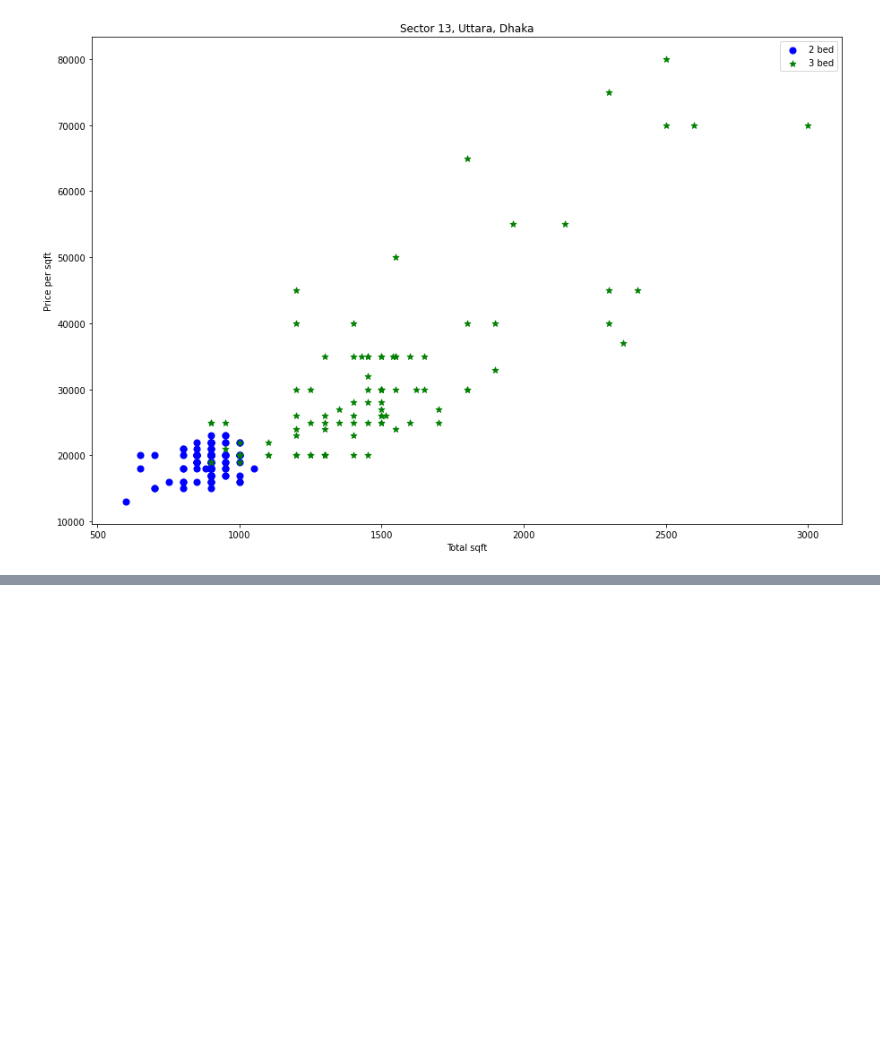
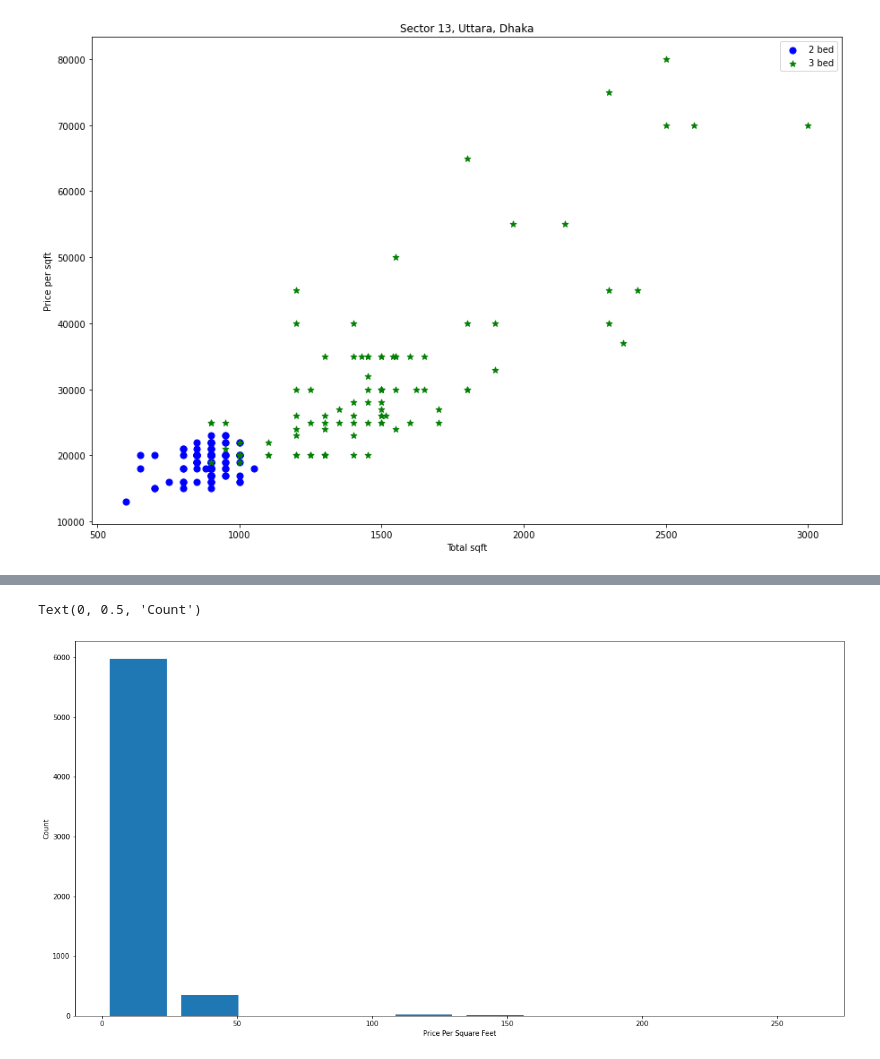
Before and after one commit to Abdullah-Nasir-Chowdhury/Bangladesh-Real-Estate-Rent-Analysis, a Jupyter notebook: RealEstateRentPrediction.ipynb, the cells around one changed output, grey strips where cells are left out. Saved outputs shown, nothing was run; the diff lists cells and outputs as text; code cells hidden in the pictures; blank space fills up the shorter version.

```diff
--- a/RealEstateRentPrediction.ipynb
+++ b/RealEstateRentPrediction.ipynb
@@ -590,0 +613,15 @@ plot_scatter_chart(df6,"Sector 13, Uttara, Dhaka")
+# %%
+# as can be seen, it is unnecessary to do such.
+# so, df7 will be eliminated.
+df8 = df6.copy()
+# %%
+# check histogram for price per square feet area
+import matplotlib
+from matplotlib import pyplot as plt
+matplotlib.rcParams['figure.figsize'] = (20,10)
+plt.hist(df8.price_per_sqft,rwidth=0.8)
+plt.xlabel('Price Per Square Feet')
+plt.ylabel('Count')
+# %% [output]
+Text(0, 0.5, 'Count')
+[figure, added]
```
Also changed, not shown: parts of 13 cells of this notebook.
